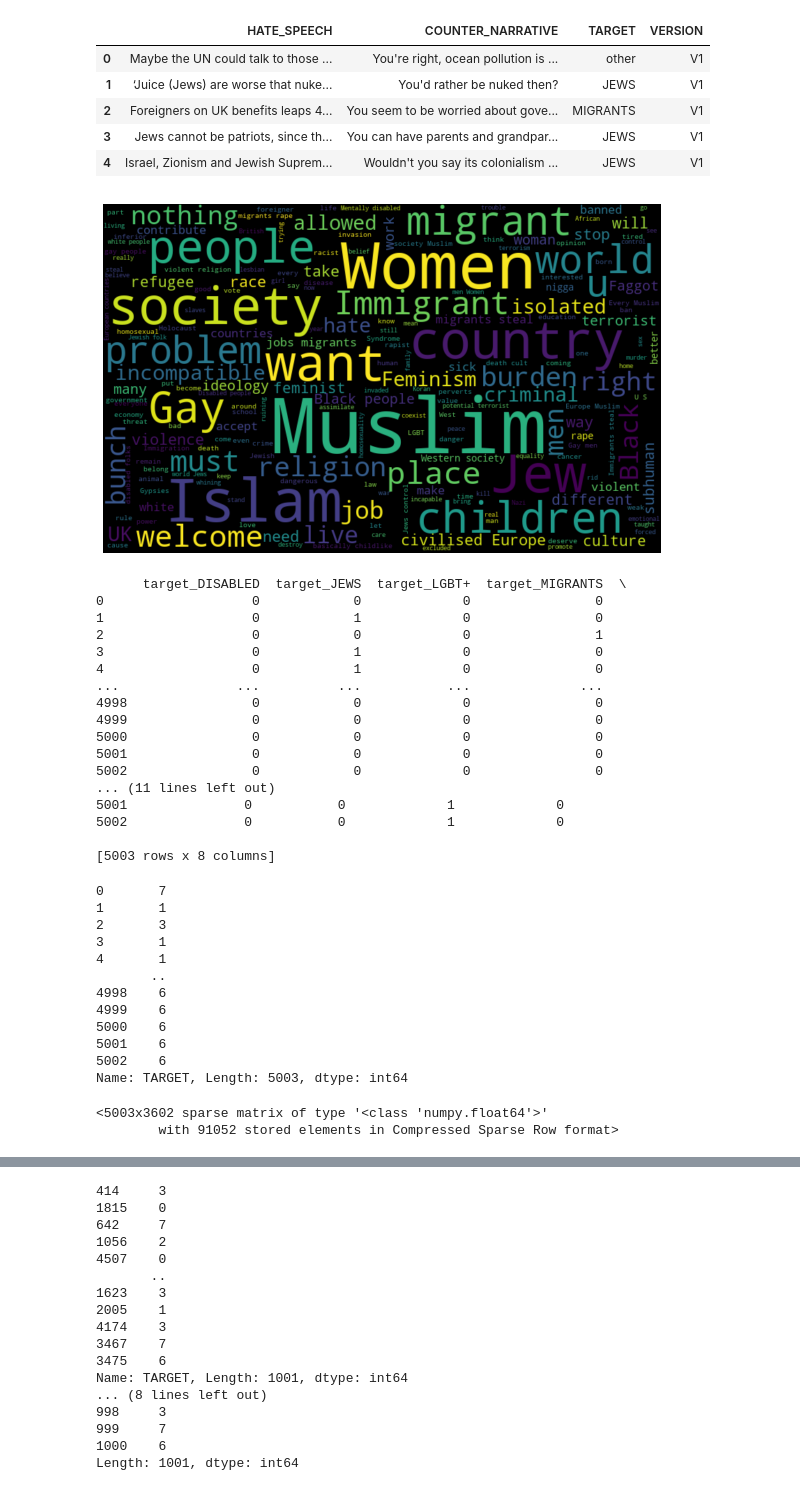
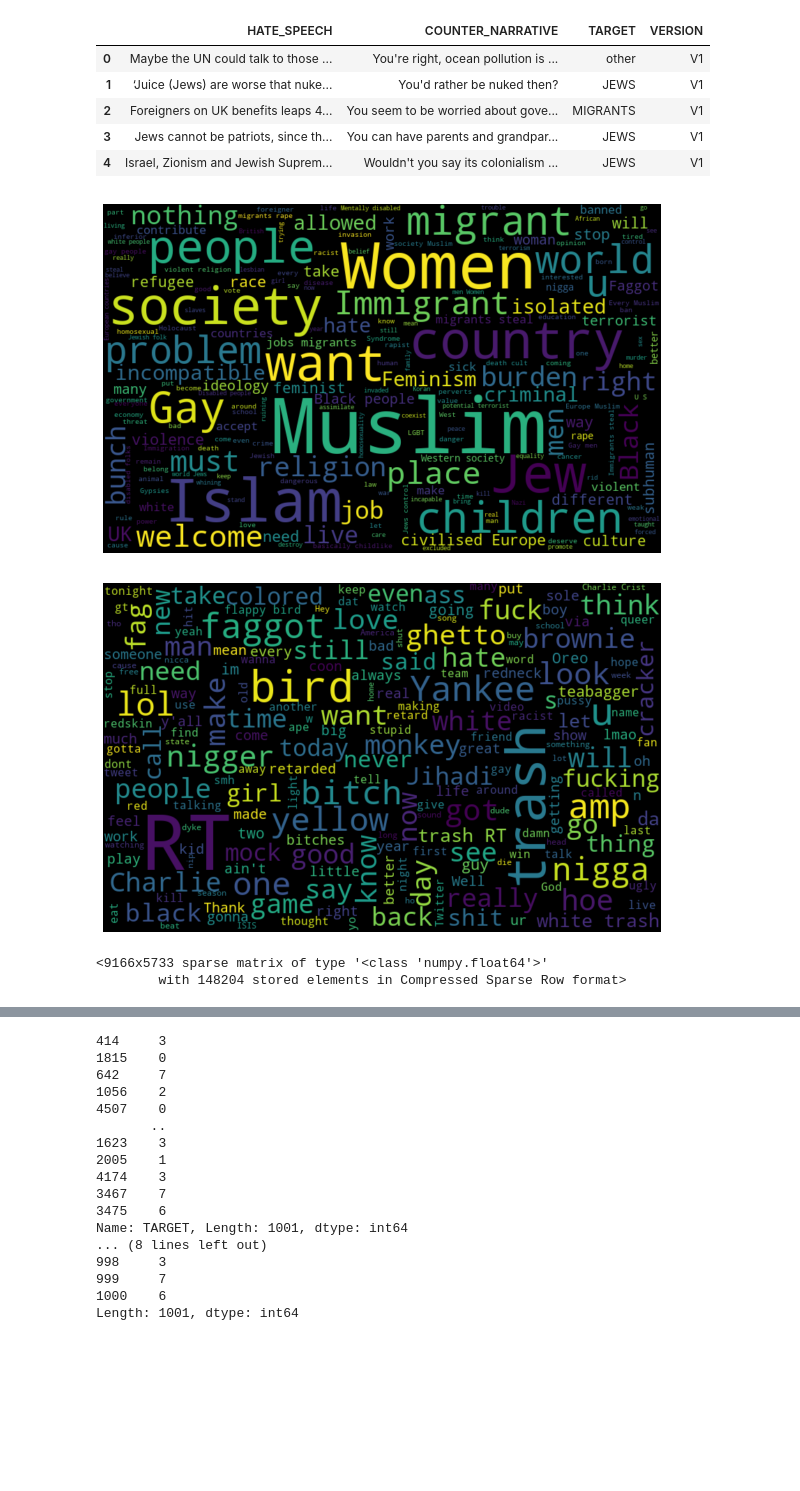
Before and after one commit to MarisaJH/CounterSpeechGenerator, a Jupyter notebook: HateSpeechClassifier/Hate_Classification.ipynb, the cells around one changed output, grey strips where cells are left out. Drawn from its saved outputs; the diff is of its cells as text; code cells hidden in the pictures; blank space fills up the shorter version.

Commit message:
Combined fanton and davidson dataset. Next work is hyperparameter tuning on 8 major models. And testing at least two neural network/LSTM models.

```diff
--- a/HateSpeechClassifier/Hate_Classification.ipynb
+++ b/HateSpeechClassifier/Hate_Classification.ipynb
@@ -100,0 +192,18 @@ Name: HATE_SPEECH, Length: 5003, dtype: object
+# %%
+#Get POS tags for tweets and save as a string
+tweets = davidson_full_df.tweet
+# tweet_tags = []
+# for t in tweets:
+#     tokens = basic_tokenize(preprocess(t))
+#     tags = nltk.pos_tag(tokens)
+#     tag_list = [x[1] for x in tags]
+#     tag_str = " ".join(tag_list)
+#     tweet_tags.append(tag_str)
+
+davidson_class = davidson_full_df.iloc[:, -2]
+processed_class = davidson_class[davidson_class != 1] # excludes offensive speech
+processed_tweets = davidson_full_df[davidson_full_df['class'] != 1]
+processed_tweets = processed_tweets[processed_tweets['class'] == 2]
+
+processed_tweets = processed_tweets.iloc[:, -1]
+print(processed_tweets)
@@ -113,45 +302,29 @@ mt_df_T.head()
 # %%
 # visualizing which of the word is most commonly used in the twitter dataset
 from wordcloud import WordCloud
-# imshow-Display data as an image
+
 # interpolation - https://matplotlib.org/3.2.1/gallery/images_contours_and_fields/interpolation_methods.html
 all_words = ' '.join([text for text in mt_df_T['HATE_SPEECH'] ])
 wordcloud = WordCloud(width=800, height=500, random_state=21, max_font_size=110).generate(all_words)
-#random=0.30
+
 plt.figure(figsize=(10, 7))
 plt.imshow(wordcloud, interpolation="bilinear")
 plt.axis('off')
 plt.show()
+
+all_words2 = ' '.join([preprocess(text) for text in processed_tweets])
+wordcloud2 = WordCloud(width = 800, height = 500, random_state = 0, max_font_size = 110).generate(all_words2)
+
+plt.figure(figsize=(10, 7))
+plt.imshow(wordcloud2, interpolation="bilinear")
+plt.axis('off')
+plt.show()
 # %% [output]
 [figure]
+[figure, added]
-# %%
-# !pip install _ # use ! to call commandline commands
-
-# one hot encode target categories
-pd.get_dummies(min_tar_orig, columns=["TARGET"], prefix="target").head()
-min_tar_dum = pd.get_dummies(min_tar_orig, columns=["TARGET"], prefix="target")
-print(min_tar_dum)
-# %% [output]
-      target_DISABLED  target_JEWS  target_LGBT+  target_MIGRANTS  \
-0                   0            0             0                0
-1                   0            1             0                0
-2                   0            0             0                1
-3                   0            1             0                0
-4                   0            1             0                0
-...               ...          ...           ...              ...
-4998                0            0             0                0
-4999                0            0             0                0
-5000                0            0             0                0
-5001                0            0             0                0
-5002                0            0             0                0
-... (11 lines left out)
-5001               0           0             1             0
-5002               0           0             1             0
-
-[5003 rows x 8 columns]
 # %%
-min_tar = min_tar_orig.replace(labels, range(len(labels)))
-print(min_tar)
+# min_tar = min_tar_orig.replace(labels, range(len(labels)))
+# print(min_tar)
 
 #TF-IDF Features-F1
 # https://scikit-learn.org/stable/modules/generated/sklearn.feature_extraction.text.TfidfVectorizer.html
@@ -161,22 +334,10 @@ tfidf_vectorizer = TfidfVectorizer(ngram_range=(1, 2),
                                    max_features=10000)
 
 # TF-IDF feature matrix
-docs = tfidf_vectorizer.fit_transform(hs_orig)
+docs = tfidf_vectorizer.fit_transform(combined_hate_df)
 display(docs)
 # %% [output]
-0       7
-1       1
-2       3
-3       1
-4       1
-       ..
-4998    6
-4999    6
-5000    6
-5001    6
-5002    6
-Name: TARGET, Length: 5003, dtype: int64
+<9166x5733 sparse matrix of type '<class 'numpy.float64'>'
+        with 148204 stored elements in Compressed Sparse Row format>
-<5003x3602 sparse matrix of type '<class 'numpy.float64'>'
-        with 91052 stored elements in Compressed Sparse Row format>
 # %%
 X = docs
```
Also changed, not shown: parts of 20 cells of this notebook.
